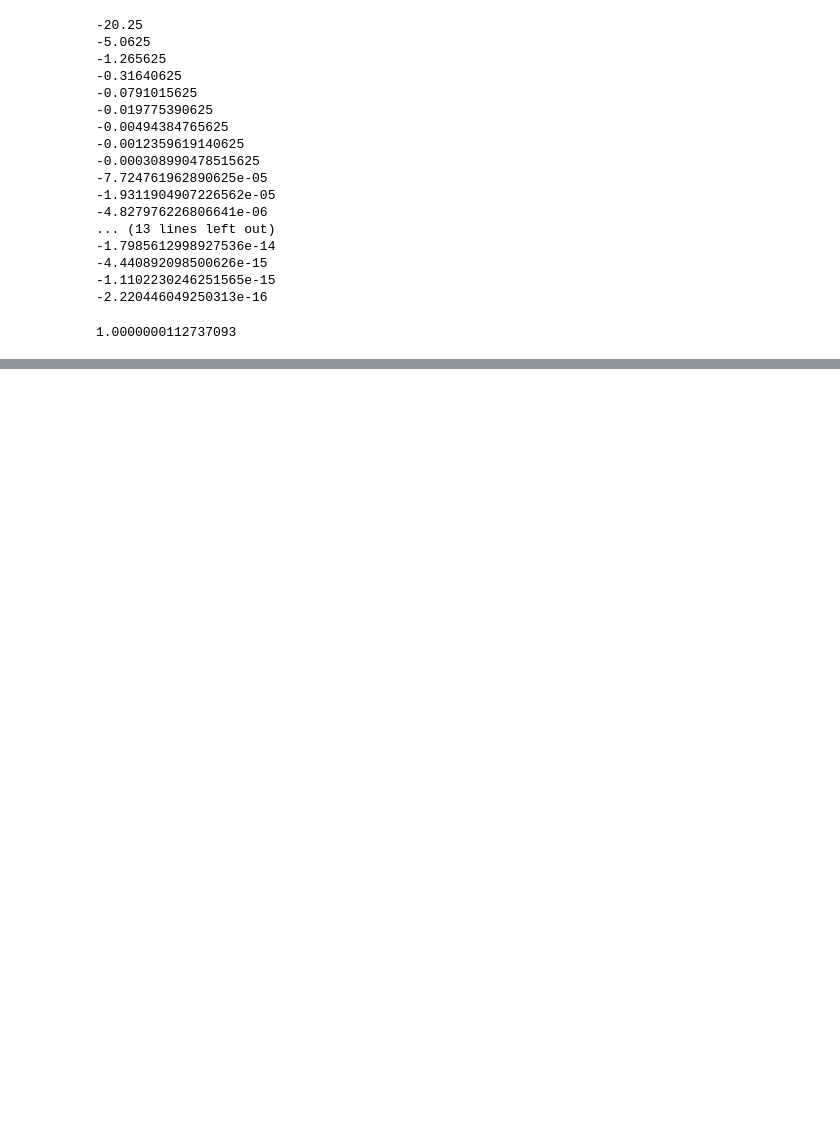
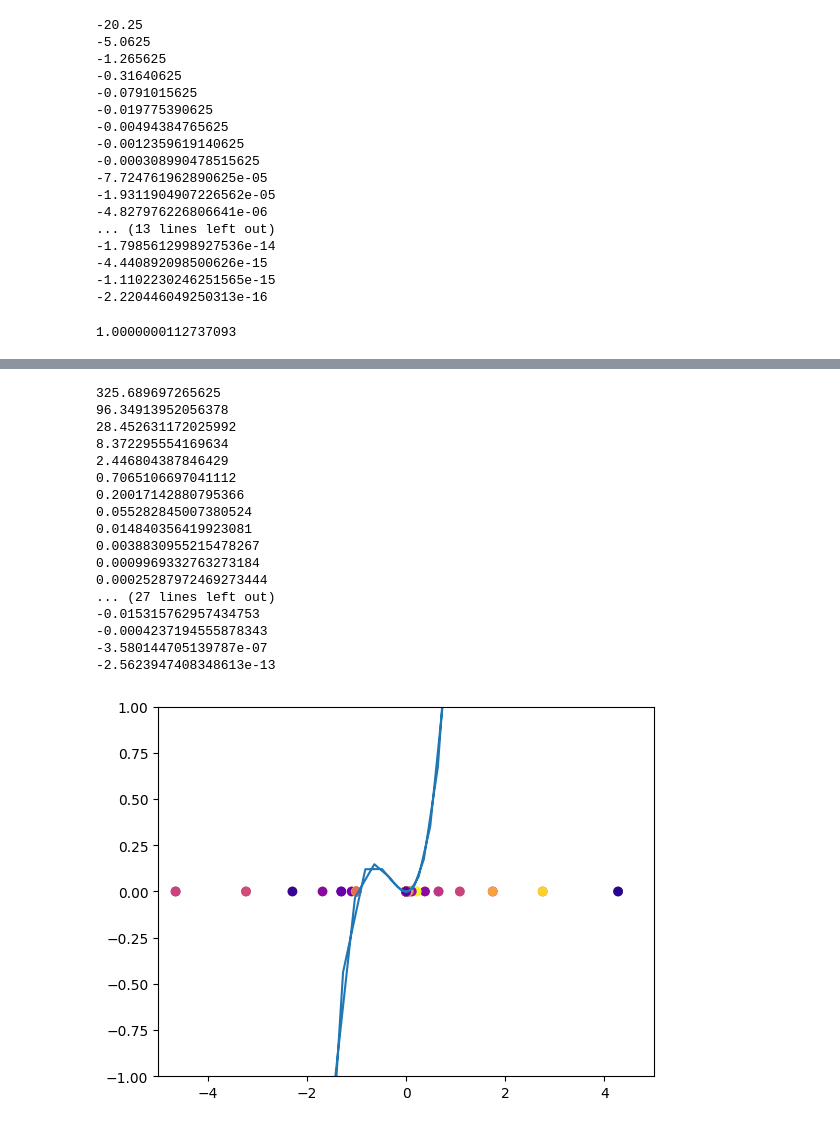
Before and after one commit to parkergeorge30/Phys41, a Jupyter notebook: HW4.ipynb, the cells around one changed output, grey strips where cells are left out. Saved outputs shown, nothing was run; the diff lists cells and outputs as text; code cells hidden in the pictures; blank space fills up the shorter version.

```diff
--- a/HW4.ipynb
+++ b/HW4.ipynb
@@ -238,0 +313,34 @@ my_newton(f3,lambda x:3*(x**2)+2*x, 10, 1.48e-08)
+# %%
+fig, ax = plt.subplots()
+
+x1, find = find_minimum(f3,lambda x:3*(x**2)+2*x, 1.48e-08)
+
+n1 = len(find)
+y1 = np.zeros(n1)
+colors1 = np.random.rand(n1)
+
+
+ax.plot(x,f3(x))
+ax.scatter(find, y1 ,c=colors1,cmap='plasma')
+ax.set_xlim([-5,5])
+ax.set_ylim([-1,1])
+plt.show()
+# %% [output]
+325.689697265625
+96.34913952056378
+28.452631172025992
+8.372295554169634
+2.446804387846429
+0.7065106697041112
+0.20017142880795366
+0.055282845007380524
+0.014840356419923081
+0.0038830955215478267
+0.0009969332763273184
+0.00025287972469273444
+... (27 lines left out)
+-0.015315762957434753
+-0.0004237194555878343
+-3.580144705139787e-07
+-2.5623947408348613e-13
+[figure, added]
```
Also changed, not shown: parts of 11 cells of this notebook.
